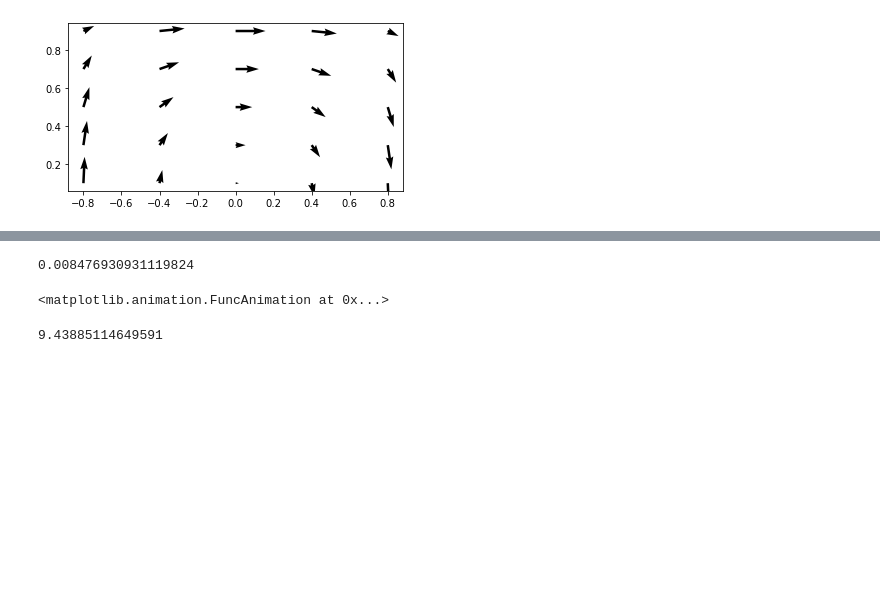
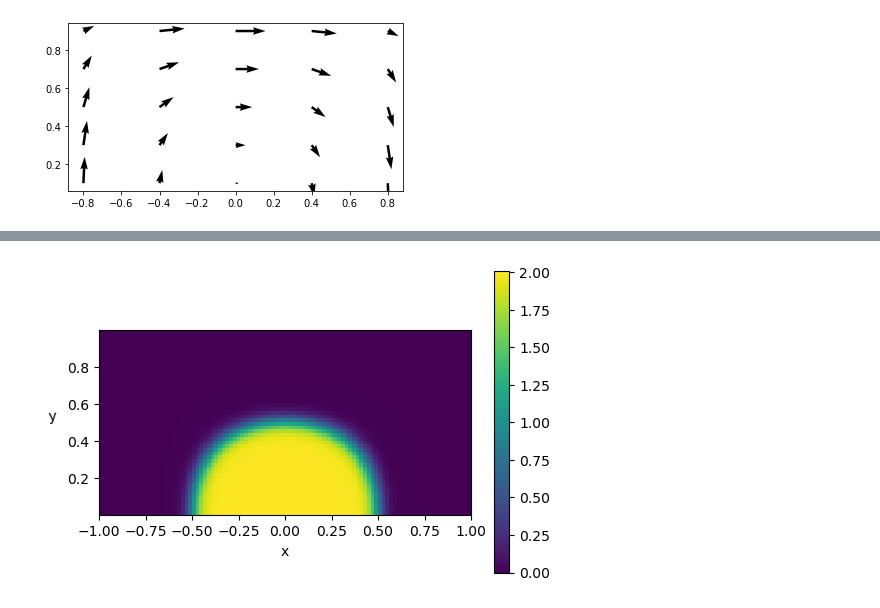
Before and after one commit to juansensio/blog, a Jupyter notebook: 079_smith_hutton/079_smith_hutton.ipynb, the cells around one changed output, grey strips where cells are left out. Saved outputs shown, nothing was run; the diff lists cells and outputs as text; code cells hidden in the pictures; blank space fills up the shorter version.

```diff
--- a/079_smith_hutton/079_smith_hutton.ipynb
+++ b/079_smith_hutton/079_smith_hutton.ipynb
@@ -38,5 +30,10 @@ v = -2.*xx*(1.-yy**2.)
+# %%
+def velocity(x, y):
+    return 2.*y*(1.-x**2.), -2.*x*(1.-y**2.)
 # %%
 import matplotlib.pyplot as plt
+
+u, v = velocity(xx, yy)
 
 fig, ax = plt.subplots()
 ax.quiver(xx,yy,u,v)
@@ -201,33 +155,23 @@ def run_sim(Nx, Ny, tf=1., cfl = 1., scheme='uds', a=10):
+# %%
+def run_mlp(Nx, Ny):
+    x = np.linspace(-1,1,Nx)
+    y = np.linspace(0,1,Ny)
+    X = np.stack(np.meshgrid(x,y), -1).reshape(-1, 2)
+    X = torch.from_numpy(X).float()
+    mlp.eval()
+    with torch.no_grad():
+        p = mlp(X)
+    return p, x
 # %%
-from matplotlib import animation, rc
-rc('animation', html='html5')
+Nx, Ny = 100, 50
+p, x = run_mlp(Nx, Ny)
 
-def update(i):
-    ax.clear()
-    p = ps[i]
-    ax.imshow(p.reshape(Ny,Nx), vmin=p.min(), vmax=p.max(), origin='lower',
+plt.figure(dpi=100)
+plt.imshow(p.reshape(Ny,Nx), vmin=p.min(), vmax=p.max(), origin='lower',
            extent=[x.min(), x.max(), y.min(), y.max()])
-    ax.set_xlabel('x')
-    ax.set_ylabel('y')
-    ax.set_title(f't = {ts[i]:.3f}')
-    ax.axis('off')
-    return ax
+plt.xlabel('x')
+plt.ylabel('y    ', rotation=math.pi)
+plt.colorbar()
+plt.show()
+# %% [output]
+[figure, added]
-# %%
-Nx, Ny = 60, 30
-
-ps, ts = run_sim(Nx, Ny, tf=0.5, cfl=0.5)
-# %% [output]
-0.008476930931119824
-# %%
-fig = plt.figure(dpi=100)
-ax = plt.subplot(1,1,1)
-anim = animation.FuncAnimation(fig, update, frames=len(ps), interval=200)
-plt.close()
-
-anim
-# %% [output]
-<matplotlib.animation.FuncAnimation at 0x...>
-# %%
-ps[9].max()
-# %% [output]
-9.43885114649591
```
Also changed, not shown: parts of 22 cells of this notebook, 5 other files.
